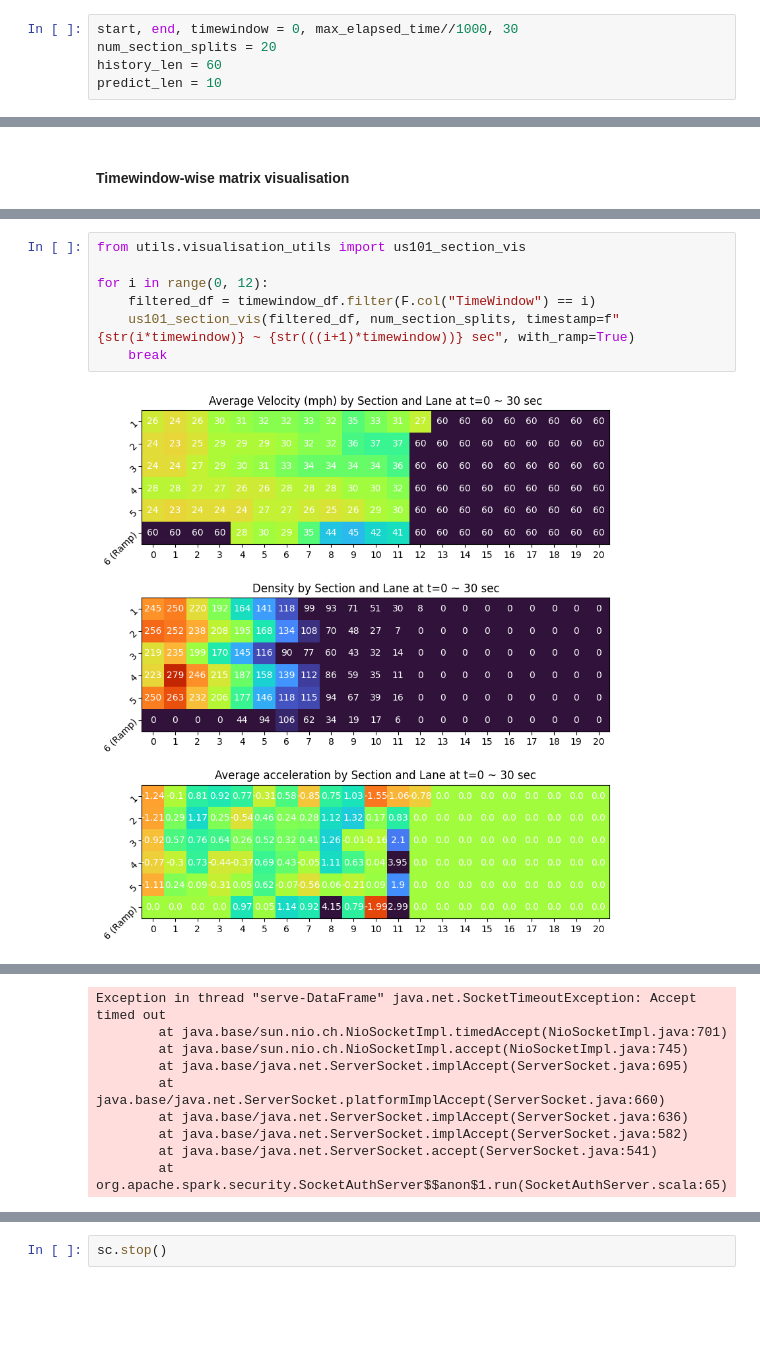
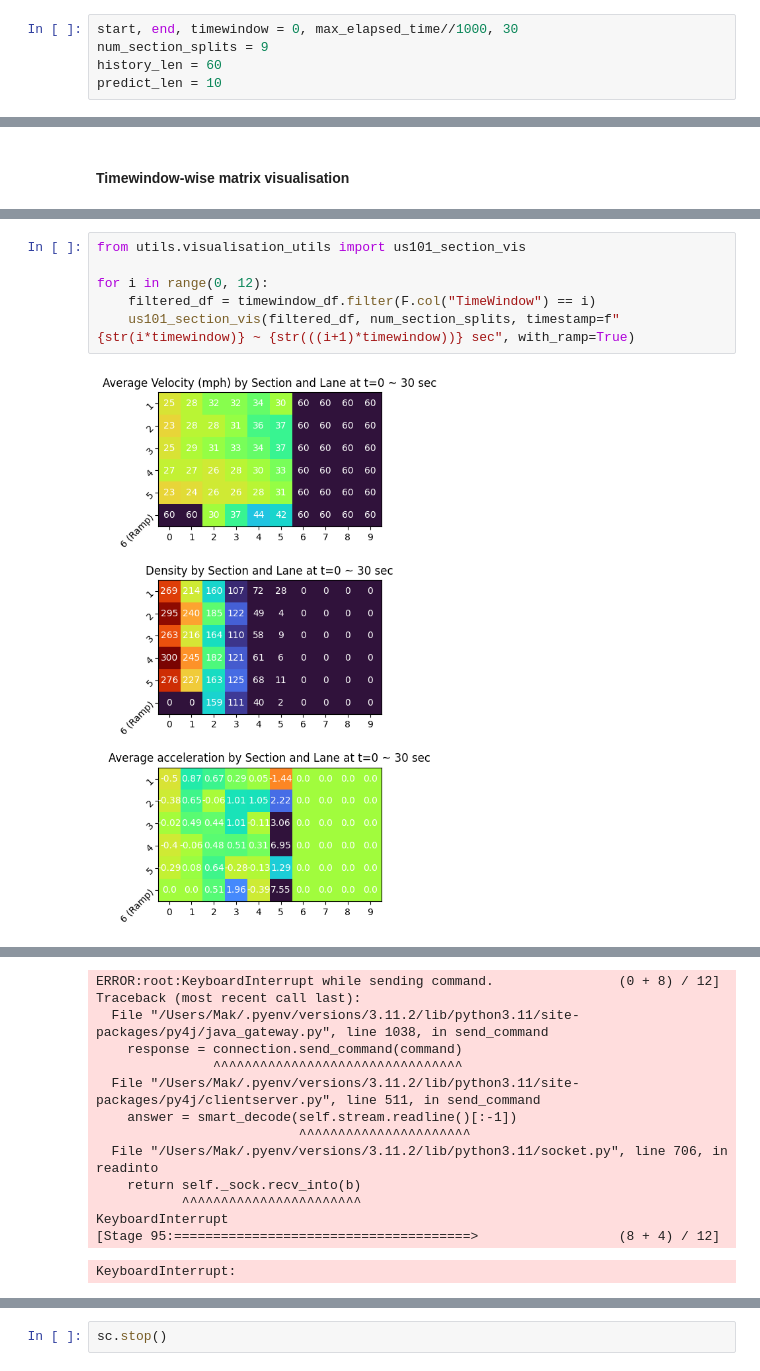
Before and after one commit to mak-skid/RealtimeMDL, a Jupyter notebook: ngsim.ipynb, the cells around one changed output, grey strips where cells are left out. Saved outputs shown, nothing was run; the diff lists cells and outputs as text; blank space fills up the shorter version.

Commit message:
finished writing model chapter, changed sectioning from 21 to 10

```diff
--- a/ngsim.ipynb
+++ b/ngsim.ipynb
@@ -433,7 +449,7 @@ granular_snapshot(us101_7am, 500000)
 #### Parameters for later operations ####
 # %%
 start, end, timewindow = 0, max_elapsed_time//1000, 30
-num_section_splits = 20
+num_section_splits = 9
 history_len = 60
 predict_len = 10
 # %%
@@ -489,9 +505,8 @@ only showing top 1 row
 # %%
 from utils.visualisation_utils import us101_section_vis
 
 for i in range(0, 12):
     filtered_df = timewindow_df.filter(F.col("TimeWindow") == i)
     us101_section_vis(filtered_df, num_section_splits, timestamp=f"{str(i*timewindow)} ~ {str(((i+1)*timewindow))} sec", with_ramp=True)
-    break
 # %% [output]
-[figure, old version]
+[figure, new version]
@@ -498,9 +522,14 @@ for i in range(0, 12):
-Exception in thread "serve-DataFrame" java.net.SocketTimeoutException: Accept timed out
-        at java.base/sun.nio.ch.NioSocketImpl.timedAccept(NioSocketImpl.java:701)
-        at java.base/sun.nio.ch.NioSocketImpl.accept(NioSocketImpl.java:745)
-        at java.base/java.net.ServerSocket.implAccept(ServerSocket.java:695)
-        at java.base/java.net.ServerSocket.platformImplAccept(ServerSocket.java:660)
-        at java.base/java.net.ServerSocket.implAccept(ServerSocket.java:636)
-        at java.base/java.net.ServerSocket.implAccept(ServerSocket.java:582)
-        at java.base/java.net.ServerSocket.accept(ServerSocket.java:541)
-        at org.apache.spark.security.SocketAuthServer$$anon$1.run(SocketAuthServer.scala:65)
+ERROR:root:KeyboardInterrupt while sending command.                (0 + 8) / 12]
+Traceback (most recent call last):
+  File "/Users/Mak/.pyenv/versions/3.11.2/lib/python3.11/site-packages/py4j/java_gateway.py", line 1038, in send_command
+    response = connection.send_command(command)
+               ^^^^^^^^^^^^^^^^^^^^^^^^^^^^^^^^
+  File "/Users/Mak/.pyenv/versions/3.11.2/lib/python3.11/site-packages/py4j/clientserver.py", line 511, in send_command
+    answer = smart_decode(self.stream.readline()[:-1])
+                          ^^^^^^^^^^^^^^^^^^^^^^
+  File "/Users/Mak/.pyenv/versions/3.11.2/lib/python3.11/socket.py", line 706, in readinto
+    return self._sock.recv_into(b)
+           ^^^^^^^^^^^^^^^^^^^^^^^
+KeyboardInterrupt
+[Stage 95:======================================>                  (8 + 4) / 12]
+KeyboardInterrupt:
```
Also changed, not shown: parts of 7 cells of this notebook, 13 other files.
